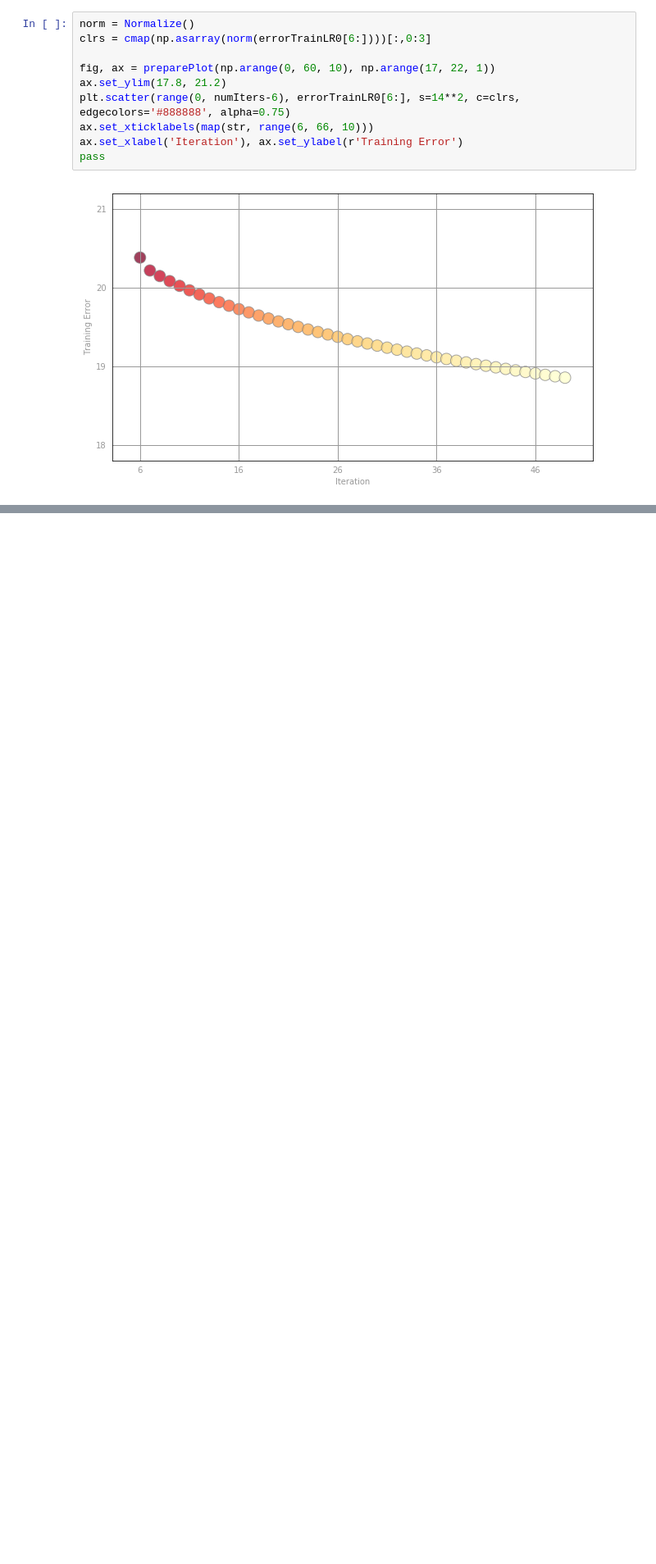
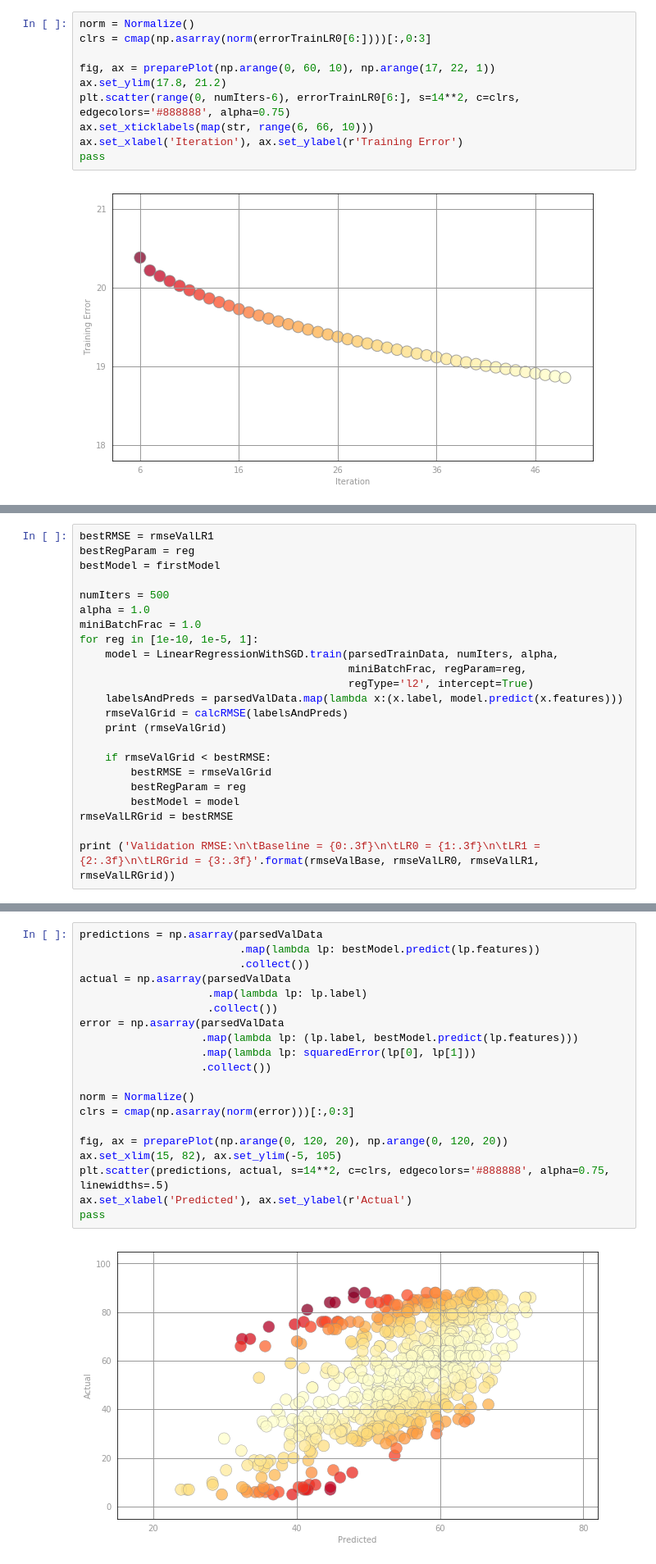
Before and after one commit to rafaelpezzuto/BIGDATA2018, a Jupyter notebook: ATIVIDADE03/Lab02.ipynb, the cells around one changed output, grey strips where cells are left out. Shown at 82% size. Saved outputs shown, nothing was run; the diff lists cells and outputs as text; blank space fills up the shorter version.

```diff
--- a/ATIVIDADE03/Lab02.ipynb
+++ b/ATIVIDADE03/Lab02.ipynb
@@ -455,0 +502,23 @@ pass
+# %%
+bestRMSE = rmseValLR1
+bestRegParam = reg
+bestModel = firstModel
+
+numIters = 500
+alpha = 1.0
+miniBatchFrac = 1.0
+for reg in [1e-10, 1e-5, 1]:
+    model = LinearRegressionWithSGD.train(parsedTrainData, numIters, alpha,
+                                          miniBatchFrac, regParam=reg,
+                                          regType='l2', intercept=True)
+    labelsAndPreds = parsedValData.map(lambda x:(x.label, model.predict(x.features)))
+    rmseValGrid = calcRMSE(labelsAndPreds)
+    print (rmseValGrid)
+
+    if rmseValGrid < bestRMSE:
+        bestRMSE = rmseValGrid
+        bestRegParam = reg
+        bestModel = model
+rmseValLRGrid = bestRMSE
+
+print ('Validation RMSE:\n\tBaseline = {0:.3f}\n\tLR0 = {1:.3f}\n\tLR1 = {2:.3f}\n\tLRGrid = {3:.3f}'.format(rmseValBase, rmseValLR0, rmseValLR1, rmseValLRGrid))
@@ -455,0 +536,22 @@ pass
+# %%
+predictions = np.asarray(parsedValData
+                         .map(lambda lp: bestModel.predict(lp.features))
+                         .collect())
+actual = np.asarray(parsedValData
+                    .map(lambda lp: lp.label)
+                    .collect())
+error = np.asarray(parsedValData
+                   .map(lambda lp: (lp.label, bestModel.predict(lp.features)))
+                   .map(lambda lp: squaredError(lp[0], lp[1]))
+                   .collect())
+
+norm = Normalize()
+clrs = cmap(np.asarray(norm(error)))[:,0:3]
+
+fig, ax = preparePlot(np.arange(0, 120, 20), np.arange(0, 120, 20))
+ax.set_xlim(15, 82), ax.set_ylim(-5, 105)
+plt.scatter(predictions, actual, s=14**2, c=clrs, edgecolors='#888888', alpha=0.75, linewidths=.5)
+ax.set_xlabel('Predicted'), ax.set_ylabel(r'Actual')
+pass
+# %% [output]
+[figure, added]
```
Also changed, not shown: parts of 11 cells of this notebook.
